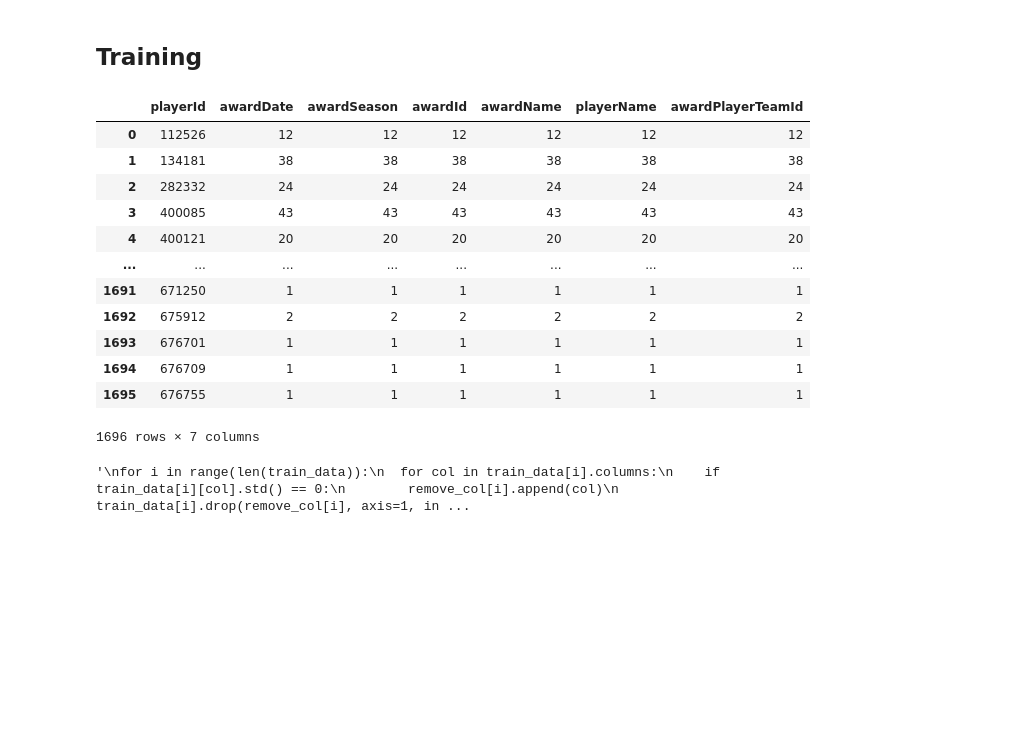
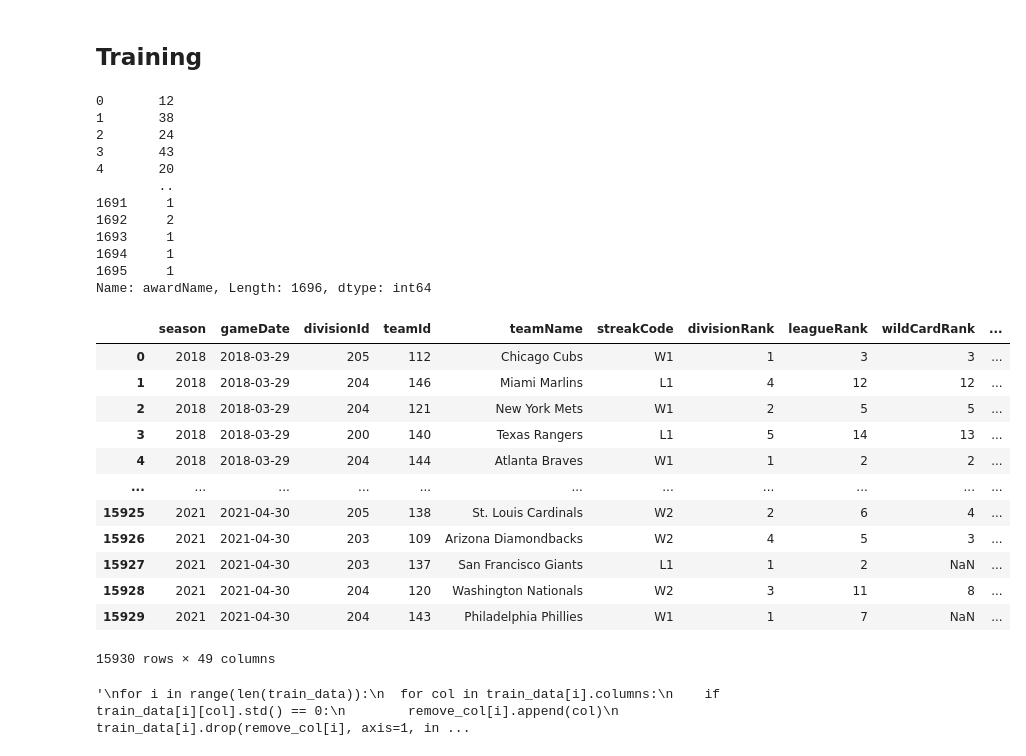
Before and after one commit to a-f-may/mlb, a Jupyter notebook: lgbm_train.ipynb, the cells around one changed output. Cells and saved outputs as stored; diff of their text form; code cells hidden in the pictures; blank space fills up the shorter version.

```diff
--- a/lgbm_train.ipynb
+++ b/lgbm_train.ipynb
@@ -134,21 +134,36 @@ events_h["playerId"] = events_p["hitterId"]
 # %%
 awards2 = awards.groupby("playerId").count()
 awards2 = awards2.reset_index()
-awards2
+awards2["awardName"]
 # %% [output]
-|  | playerId | awardDate | awardSeason | awardId | awardName | playerName | awardPlayerTeamId |
-| 0 | 112526 | 12 | 12 | 12 | 12 | 12 | 12 |
-| 1 | 134181 | 38 | 38 | 38 | 38 | 38 | 38 |
-| 2 | 282332 | 24 | 24 | 24 | 24 | 24 | 24 |
-| 3 | 400085 | 43 | 43 | 43 | 43 | 43 | 43 |
-| 4 | 400121 | 20 | 20 | 20 | 20 | 20 | 20 |
-| ... | ... | ... | ... | ... | ... | ... | ... |
-| 1691 | 671250 | 1 | 1 | 1 | 1 | 1 | 1 |
-| 1692 | 675912 | 2 | 2 | 2 | 2 | 2 | 2 |
-| 1693 | 676701 | 1 | 1 | 1 | 1 | 1 | 1 |
-| 1694 | 676709 | 1 | 1 | 1 | 1 | 1 | 1 |
-| 1695 | 676755 | 1 | 1 | 1 | 1 | 1 | 1 |
-1696 rows × 7 columns
+0       12
+1       38
+2       24
+3       43
+4       20
+        ..
+1691     1
+1692     2
+1693     1
+1694     1
+1695     1
+Name: awardName, Length: 1696, dtype: int64
+# %%
+standings
+# %% [output]
+|  | season | gameDate | divisionId | teamId | teamName | streakCode | divisionRank | leagueRank | wildCardRank | ... |
+| 0 | 2018 | 2018-03-29 | 205 | 112 | Chicago Cubs | W1 | 1 | 3 | 3 | ... |
+| 1 | 2018 | 2018-03-29 | 204 | 146 | Miami Marlins | L1 | 4 | 12 | 12 | ... |
+| 2 | 2018 | 2018-03-29 | 204 | 121 | New York Mets | W1 | 2 | 5 | 5 | ... |
+| 3 | 2018 | 2018-03-29 | 200 | 140 | Texas Rangers | L1 | 5 | 14 | 13 | ... |
+| 4 | 2018 | 2018-03-29 | 204 | 144 | Atlanta Braves | W1 | 1 | 2 | 2 | ... |
+| ... | ... | ... | ... | ... | ... | ... | ... | ... | ... | ... |
+| 15925 | 2021 | 2021-04-30 | 205 | 138 | St. Louis Cardinals | W2 | 2 | 6 | 4 | ... |
+| 15926 | 2021 | 2021-04-30 | 203 | 109 | Arizona Diamondbacks | W2 | 4 | 5 | 3 | ... |
+| 15927 | 2021 | 2021-04-30 | 203 | 137 | San Francisco Giants | L1 | 1 | 2 | NaN | ... |
+| 15928 | 2021 | 2021-04-30 | 204 | 120 | Washington Nationals | W2 | 3 | 11 | 8 | ... |
+| 15929 | 2021 | 2021-04-30 | 204 | 143 | Philadelphia Phillies | W1 | 1 | 7 | NaN | ... |
+15930 rows × 49 columns
 # %%
 targets_cols = ['playerId', 'target1', 'target2', 'target3', 'target4', 'date']
 players_cols = ['playerId', 'primaryPositionName']
```
Also changed, not shown: parts of 10 cells of this notebook.
